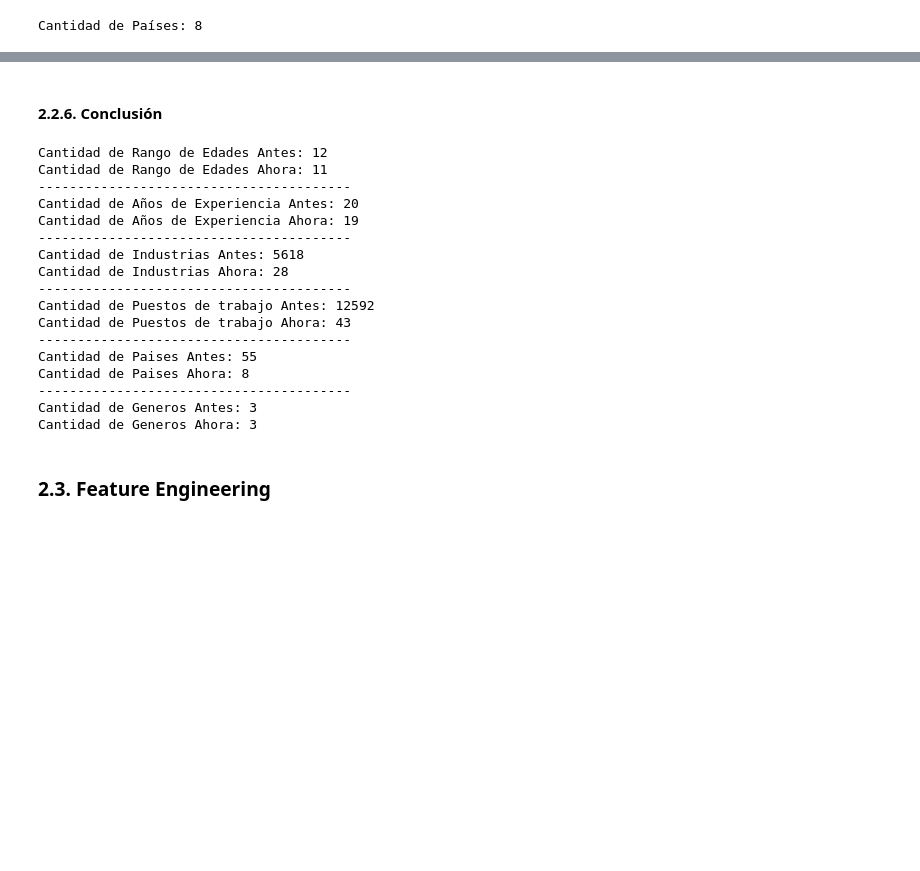
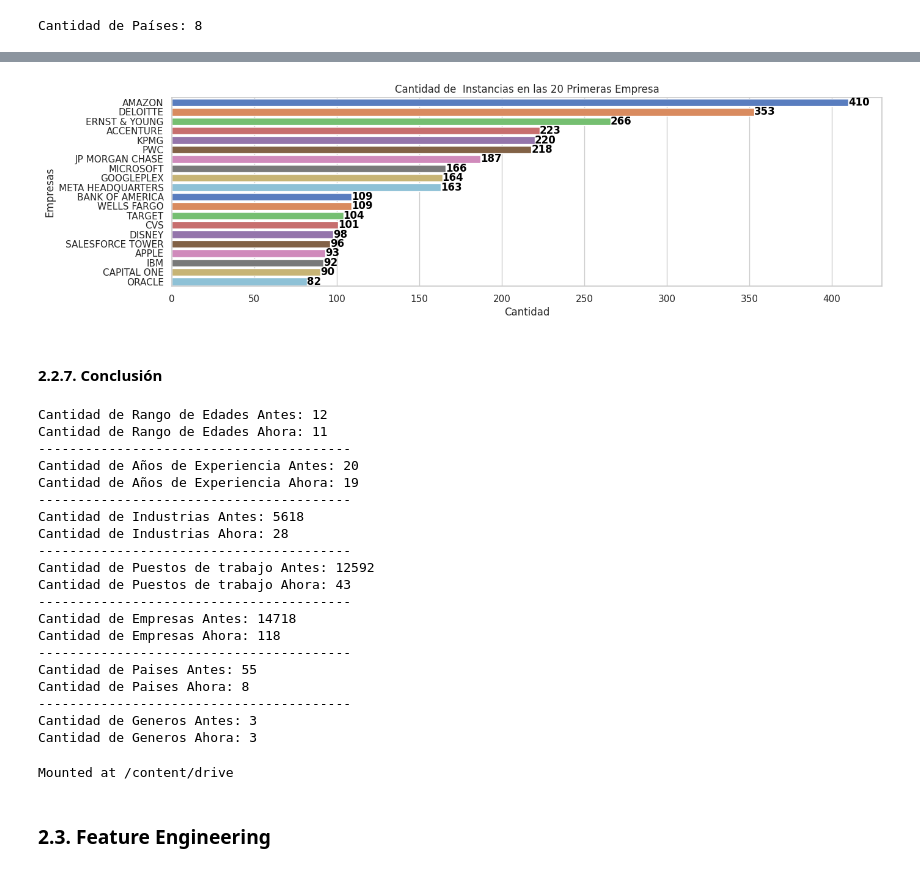
Before and after one commit to CarlosARossi/dataScienceCoder, a Jupyter notebook: Data_Wrangling+Rossi.ipynb, the cells around one changed output, grey strips where cells are left out. Saved outputs shown, nothing was run; the diff lists cells and outputs as text; code cells hidden in the pictures; blank space fills up the shorter version.

```diff
--- a/Data_Wrangling+Rossi.ipynb
+++ b/Data_Wrangling+Rossi.ipynb
@@ -585,2 +632,28 @@ plt.show()
+# %%
+# Filtrar los datos 'W/O COMPANY' y 'OTHERS' de company_counts
+filtered_counts = company_counts.drop(['W/O COMPANY', 'OTHERS'], errors='ignore')
+
+# Obtener los primeros 20 valores
+top_20_counts = filtered_counts.nlargest(20)
+
+# Establecer el estilo de Seaborn
+sns.set(style="whitegrid")
+
+# Crear el gráfico de barras
+plt.figure(figsize=(15, 4))
+ax = sns.barplot(x=top_20_counts.values, y=top_20_counts.index, palette="muted")
+
+# Agregar el número de cuentas en cada barra
+for i, count in enumerate(top_20_counts):
+    ax.text(count, i, str(count), ha='left', va='center', color='black', weight='bold')
+
+# Configurar los títulos y etiquetas de los ejes
+plt.xlabel('Cantidad')
+plt.ylabel('Empresas')
+plt.title('Cantidad de  Instancias en las 20 Primeras Empresa')
+
+plt.show()
+# %% [output]
+[figure, added]
 # %% [markdown]
-#### 2.2.6. Conclusión
+#### 2.2.7. Conclusión
@@ -599,6 +675,9 @@ print("----------------------------------------")
 print("Cantidad de Puestos de trabajo Antes:", len(salaries_gross['Job.Title'].unique()))
 print("Cantidad de Puestos de trabajo Ahora:", len(salaries_reduced['GroupedJobTitle'].unique()))
 print("----------------------------------------")
+print("Cantidad de Empresas Antes:", len(salaries_gross['Company.Name'].unique()))
+print("Cantidad de Empresas Ahora:", len(salaries_reduced['GroupedCompany'].unique()))
+print("----------------------------------------")
 print("Cantidad de Paises Antes:", len(salaries_gross['Country'].unique()))
 print("Cantidad de Paises Ahora:", len(salaries_reduced['Country'].unique()))
 print("----------------------------------------")
@@ -617,11 +696,25 @@ Cantidad de Industrias Ahora: 28
 Cantidad de Puestos de trabajo Antes: 12592
 Cantidad de Puestos de trabajo Ahora: 43
 ----------------------------------------
+Cantidad de Empresas Antes: 14718
+Cantidad de Empresas Ahora: 118
+----------------------------------------
 Cantidad de Paises Antes: 55
 Cantidad de Paises Ahora: 8
 ----------------------------------------
 Cantidad de Generos Antes: 3
 Cantidad de Generos Ahora: 3
+# %%
+from google.colab import drive
+drive.mount('/content/drive')
+
+# Ruta completa del archivo CSV en tu Google Drive
+csv_file_path = '/content/drive/MyDrive/salaries_data_wrangling.csv'
+
+# Exportar el DataFrame a un archivo CSV
+salaries_reduced.to_csv(csv_file_path, index=False)
+# %% [output]
+Mounted at /content/drive
 # %% [markdown]
 ### 2.3. Feature Engineering
 # %% [markdown]
```
Also changed, not shown: parts of 11 cells of this notebook.
